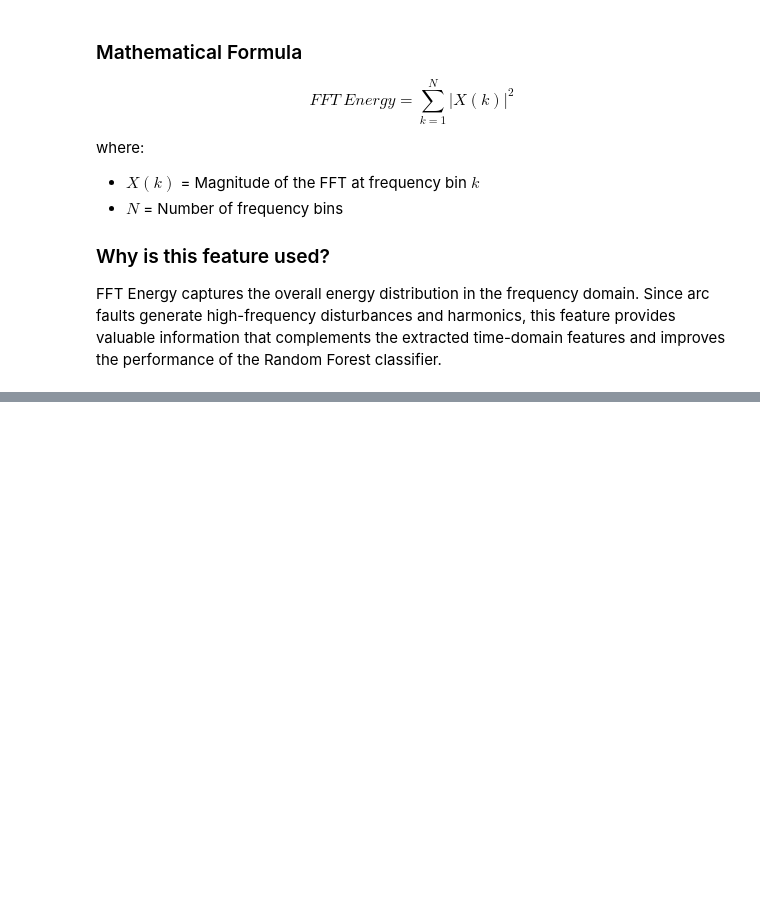
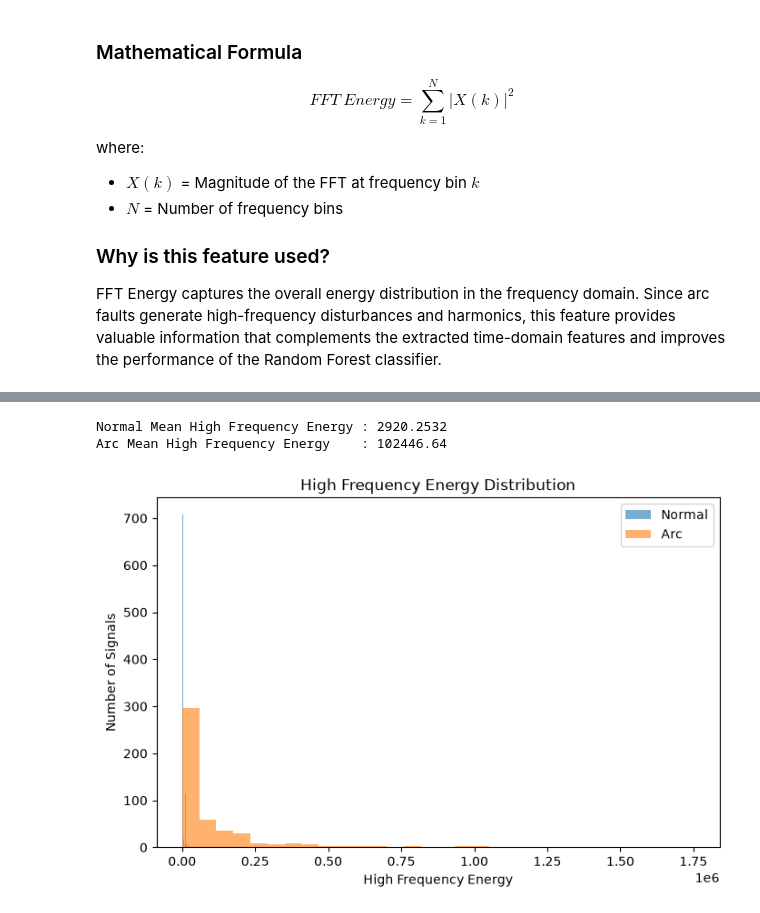
Before and after one commit to Nevil-MS/residential-series-arc-fault-detection, a Jupyter notebook: notebooks/02_feature_extraction.ipynb, the cells around one changed output, grey strips where cells are left out. Cells and saved outputs as stored; diff of their text form; code cells hidden in the pictures; blank space fills up the shorter version.

```diff
--- a/notebooks/02_feature_extraction.ipynb
+++ b/notebooks/02_feature_extraction.ipynb
@@ -693,0 +1171,19 @@ FFT Energy captures the overall energy distribution in the frequency domain. Sin
+# %%
+#for all dataset
+# Frequency threshold
+threshold = 5000  # Hz
+
+# Select frequencies above the threshold
+high_freq_mask = frequencies >= threshold
+
+# High-Frequency Energy for training data
+train_features["High_Frequency_Energy"] = np.sum(
+    fft_train_magnitude[:, high_freq_mask] ** 2,
+    axis=1
+)
+
+# High-Frequency Energy for testing data
+test_features["High_Frequency_Energy"] = np.sum(
+    fft_test_magnitude[:, high_freq_mask] ** 2,
+    axis=1
+)
@@ -693,0 +1214,23 @@ FFT Energy captures the overall energy distribution in the frequency domain. Sin
+# %%
+normal_hfe = train_features.loc[y_train == 0, "High_Frequency_Energy"]
+arc_hfe = train_features.loc[y_train == 1, "High_Frequency_Energy"]
+
+print("Normal Mean High Frequency Energy :", normal_hfe.mean())
+print("Arc Mean High Frequency Energy    :", arc_hfe.mean())
+# %% [output]
+Normal Mean High Frequency Energy : 2920.2532
+Arc Mean High Frequency Energy    : 102446.64
+# %%
+plt.figure(figsize=(8, 5))
+
+plt.hist(normal_hfe, bins=30, alpha=0.6, label="Normal")
+plt.hist(arc_hfe, bins=30, alpha=0.6, label="Arc")
+
+plt.xlabel("High Frequency Energy")
+plt.ylabel("Number of Signals")
+plt.title("High Frequency Energy Distribution")
+plt.legend()
+
+plt.show()
+# %% [output]
+[figure, added]
```
Also changed, not shown: parts of 68 cells of this notebook.
